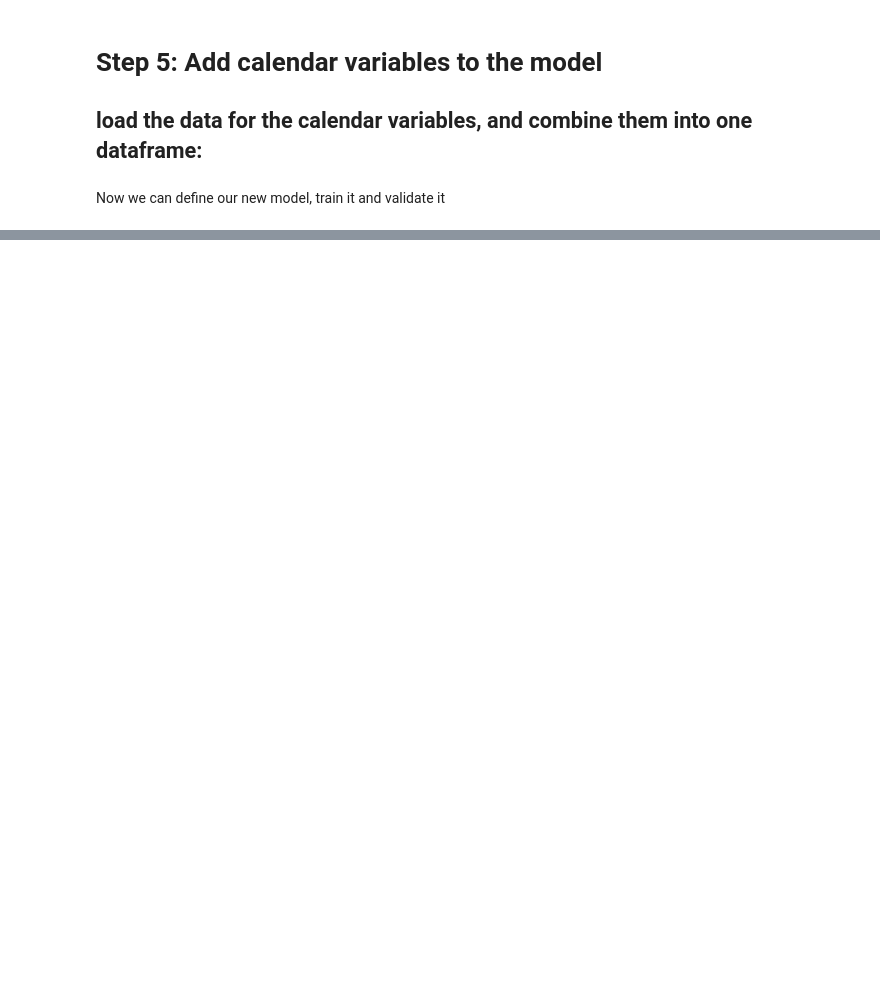
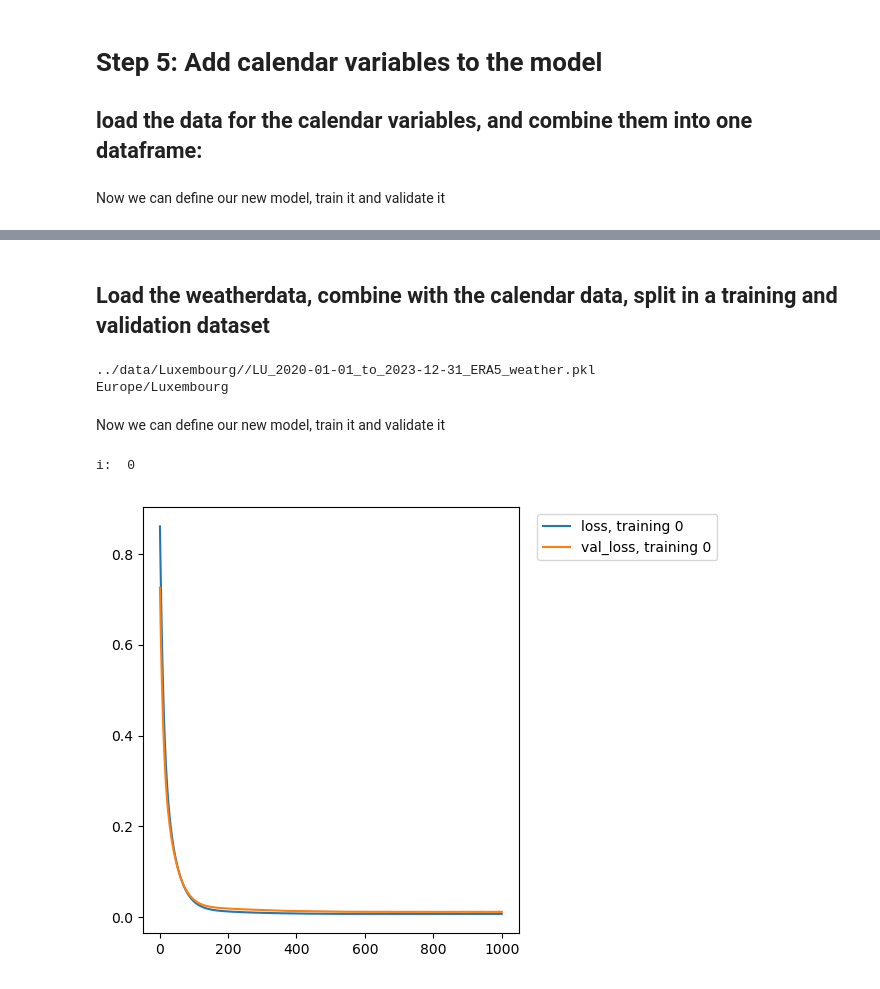
Before and after one commit to Jet-Bee/DeForMaL, a Jupyter notebook: code/DeForMal_use_example.ipynb, the cells around one changed output, grey strips where cells are left out. Cells and saved outputs as stored; diff of their text form; code cells hidden in the pictures; blank space fills up the shorter version.

```diff
--- a/code/DeForMal_use_example.ipynb
+++ b/code/DeForMal_use_example.ipynb
@@ -308,0 +304,30 @@ This already looks much better, but there are still substantial differences. And
+# %% [markdown]
+## Load the weatherdata, combine with the calendar data, split in a training and validation dataset
+# %%
+#bridgedays, treat the period between christmas and new year also as bridgedays:
+
+print(f'{filenamebase}_ERA5_weather.pkl')
+weather_df = pd.read_pickle(f'{filenamebase}_ERA5_weather.pkl')
+
+print(weather_df.index.tz)
+
+
+x_data = prepdata.combines_dfs(hour_as_cat_df, DST_df,typedays_df,holiday_df, bridgeday_df,weather_df )
+
+#split the x_data in training and evaluation data
+x_data_train, x_data_2eval  = prepdata.split_df_on_date(splitdate,x_data )
+# %% [output]
+../data/Luxembourg//LU_2020-01-01_to_2023-12-31_ERA5_weather.pkl
+Europe/Luxembourg
+# %% [markdown]
+Now we can define our new model, train it and validate it
+# %%
+model4 = NN_Model(x_data.columns, hidden_nodes='mean_in_out', hidden_layers=1 )
+
+model4.train_model(x_data_train, actual_train, x_data_2eval,actual2eval,
+                   learning_rate=0.0001,verbose=0,epochs=1000, batch_size=100*24)
+
+model4.plot_history()
+# %% [output]
+i:  0
+[figure, added]
```
Also changed, not shown: parts of 21 cells of this notebook.
